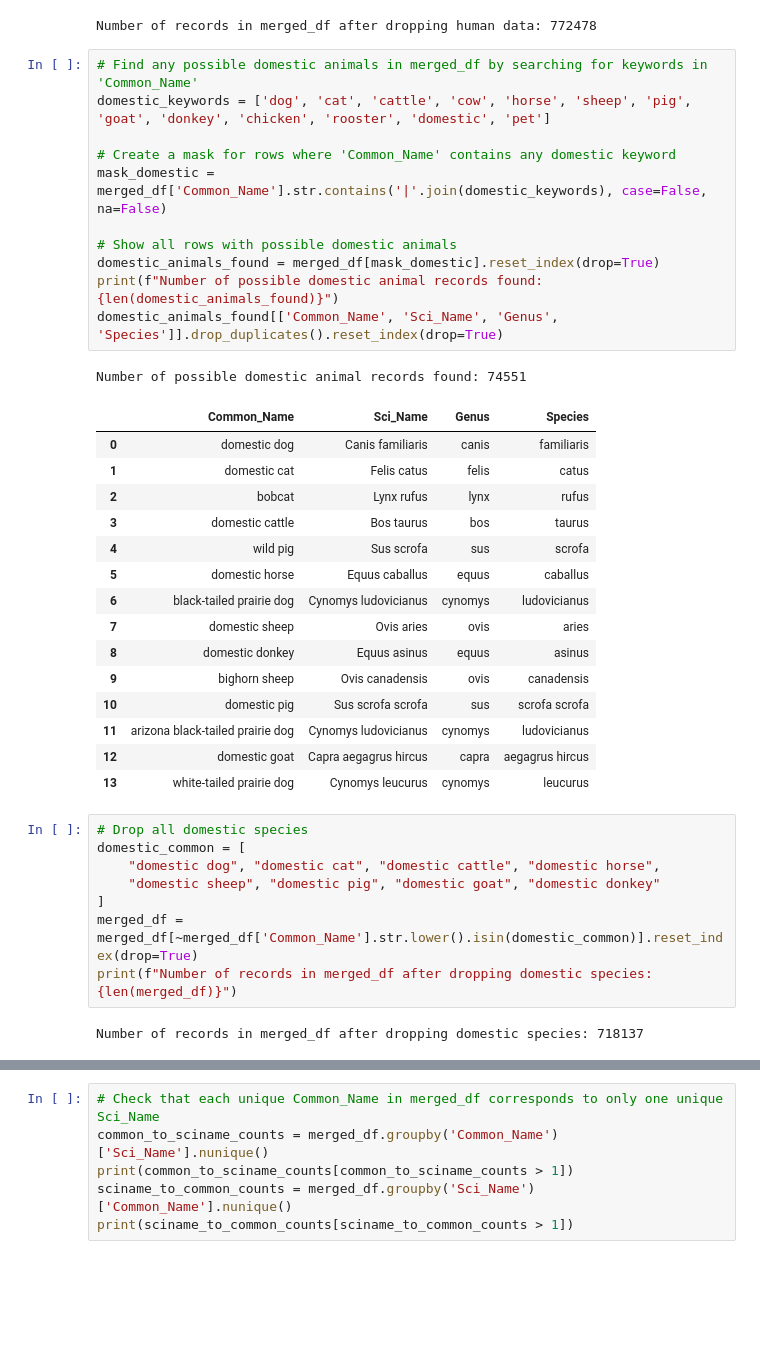
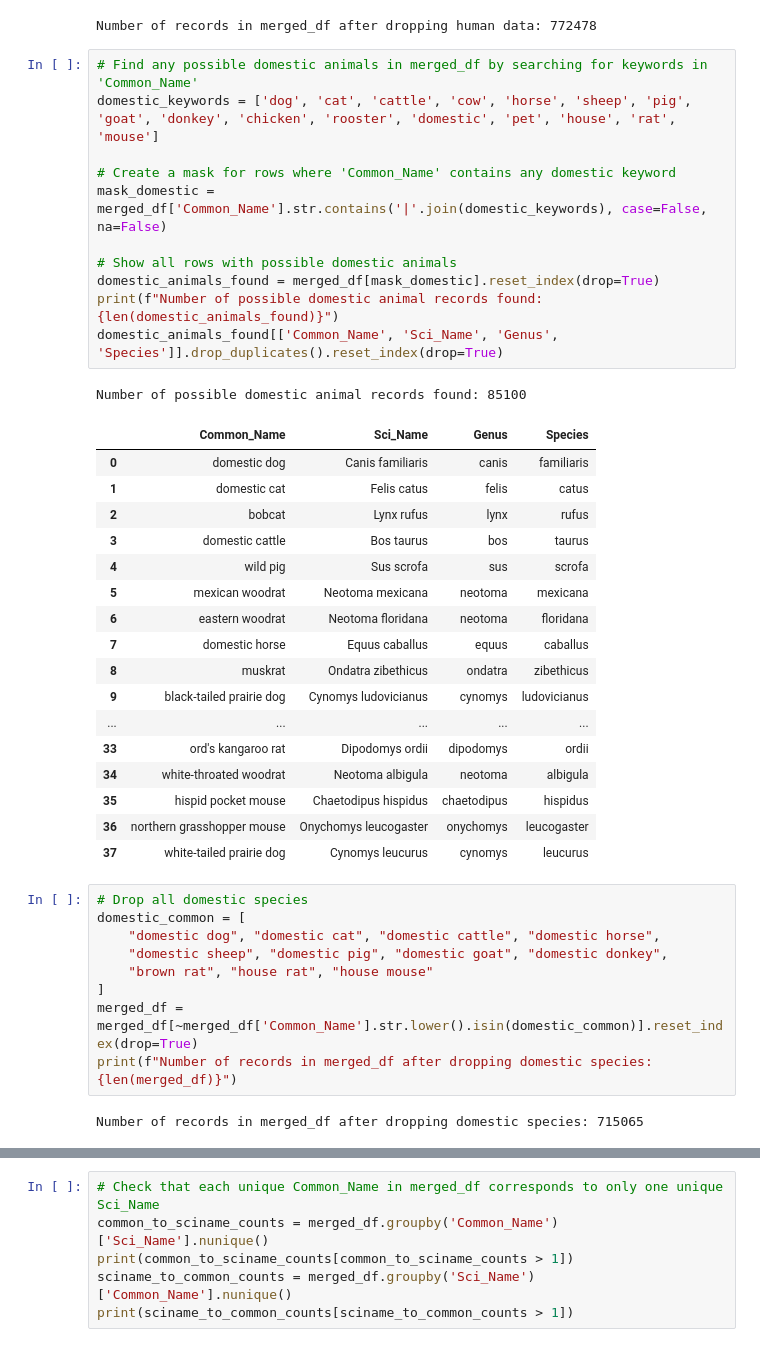
Before and after one commit to cliff003/HAAG_Spatial_Camera_Trap_Fall2025, a Jupyter notebook: DataCleaning.ipynb, the cells around one changed output, grey strips where cells are left out. Saved outputs shown, nothing was run; the diff lists cells and outputs as text; blank space fills up the shorter version.

Commit message:
Update DataCleaning.ipynb
Remove house rat, house mouse and brown rat from the data

```diff
--- a/DataCleaning.ipynb
+++ b/DataCleaning.ipynb
@@ -149,42 +149,45 @@ print(f"Number of records in merged_df after dropping human data: {len(merged_df
 Number of records in merged_df after dropping human data: 772478
 # %%
 # Find any possible domestic animals in merged_df by searching for keywords in 'Common_Name'
-domestic_keywords = ['dog', 'cat', 'cattle', 'cow', 'horse', 'sheep', 'pig', 'goat', 'donkey', 'chicken', 'rooster', 'domestic', 'pet']
+domestic_keywords = ['dog', 'cat', 'cattle', 'cow', 'horse', 'sheep', 'pig', 'goat', 'donkey', 'chicken', 'rooster', 'domestic', 'pet', 'house', 'rat', 'mouse']
 
 # Create a mask for rows where 'Common_Name' contains any domestic keyword
 mask_domestic = merged_df['Common_Name'].str.contains('|'.join(domestic_keywords), case=False, na=False)
 
 # Show all rows with possible domestic animals
 domestic_animals_found = merged_df[mask_domestic].reset_index(drop=True)
 print(f"Number of possible domestic animal records found: {len(domestic_animals_found)}")
 domestic_animals_found[['Common_Name', 'Sci_Name', 'Genus', 'Species']].drop_duplicates().reset_index(drop=True)
 # %% [output]
-Number of possible domestic animal records found: 74551
+Number of possible domestic animal records found: 85100
 |  | Common_Name | Sci_Name | Genus | Species |
 | 0 | domestic dog | Canis familiaris | canis | familiaris |
 | 1 | domestic cat | Felis catus | felis | catus |
 | 2 | bobcat | Lynx rufus | lynx | rufus |
 | 3 | domestic cattle | Bos taurus | bos | taurus |
 | 4 | wild pig | Sus scrofa | sus | scrofa |
-| 5 | domestic horse | Equus caballus | equus | caballus |
-| 6 | black-tailed prairie dog | Cynomys ludovicianus | cynomys | ludovicianus |
-| 7 | domestic sheep | Ovis aries | ovis | aries |
-| 8 | domestic donkey | Equus asinus | equus | asinus |
-| 9 | bighorn sheep | Ovis canadensis | ovis | canadensis |
-| 10 | domestic pig | Sus scrofa scrofa | sus | scrofa scrofa |
-| 11 | arizona black-tailed prairie dog | Cynomys ludovicianus | cynomys | ludovicianus |
-| 12 | domestic goat | Capra aegagrus hircus | capra | aegagrus hircus |
-| 13 | white-tailed prairie dog | Cynomys leucurus | cynomys | leucurus |
+| 5 | mexican woodrat | Neotoma mexicana | neotoma | mexicana |
+| 6 | eastern woodrat | Neotoma floridana | neotoma | floridana |
+| 7 | domestic horse | Equus caballus | equus | caballus |
+| 8 | muskrat | Ondatra zibethicus | ondatra | zibethicus |
+| 9 | black-tailed prairie dog | Cynomys ludovicianus | cynomys | ludovicianus |
+| ... | ... | ... | ... | ... |
+| 33 | ord's kangaroo rat | Dipodomys ordii | dipodomys | ordii |
+| 34 | white-throated woodrat | Neotoma albigula | neotoma | albigula |
+| 35 | hispid pocket mouse | Chaetodipus hispidus | chaetodipus | hispidus |
+| 36 | northern grasshopper mouse | Onychomys leucogaster | onychomys | leucogaster |
+| 37 | white-tailed prairie dog | Cynomys leucurus | cynomys | leucurus |
 # %%
 # Drop all domestic species
 domestic_common = [
     "domestic dog", "domestic cat", "domestic cattle", "domestic horse",
-    "domestic sheep", "domestic pig", "domestic goat", "domestic donkey"
+    "domestic sheep", "domestic pig", "domestic goat", "domestic donkey",
+    "brown rat", "house rat", "house mouse"
 ]
 merged_df = merged_df[~merged_df['Common_Name'].str.lower().isin(domestic_common)].reset_index(drop=True)
 print(f"Number of records in merged_df after dropping domestic species: {len(merged_df)}")
 # %% [output]
-Number of records in merged_df after dropping domestic species: 718137
+Number of records in merged_df after dropping domestic species: 715065
 # %%
 # Show all rows with remaining domestic animals
 mask_domestic = merged_df['Common_Name'].str.contains('|'.join(domestic_keywords), case=False, na=False)
```
Also changed, not shown: parts of 4 cells of this notebook.
